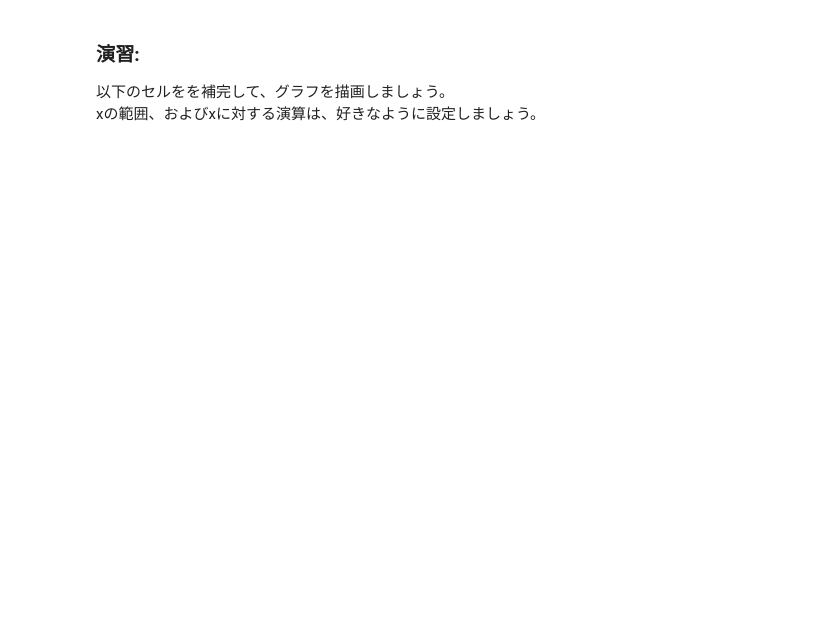
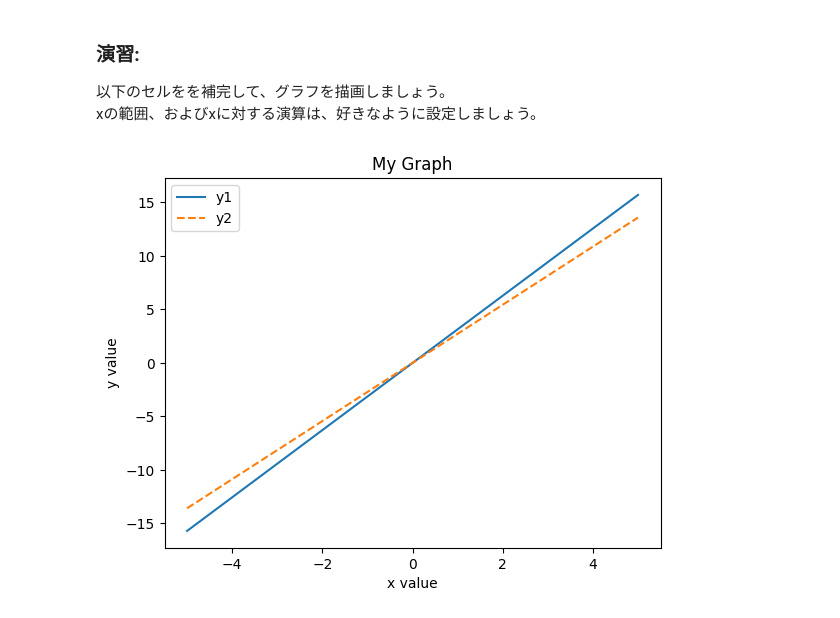
Before and after one commit to yuukimotai/UsedApart_PricePred, a Jupyter notebook: math_for_ai/Section_3/matplotlib_basic_lesson.ipynb, the cells around one changed output. Saved outputs shown, nothing was run; the diff lists cells and outputs as text; code cells hidden in the pictures; blank space fills up the shorter version.

```diff
--- a/math_for_ai/Section_3/matplotlib_basic_lesson.ipynb
+++ b/math_for_ai/Section_3/matplotlib_basic_lesson.ipynb
@@ -99,21 +116,23 @@ xの範囲、およびxに対する演算は、好きなように設定しまし
 # %%
 import numpy as np
 import matplotlib.pyplot as plt
 
-x =    # xの範囲を指定
-y_1 =   # xに演算を行いy_1とする
-y_2 =   # xに演算を行いy_2とする
+x = np.linspace(-5, 5)   # xの範囲を指定
+y_1 = x * 3.1415  # xに演算を行いy_1とする
+y_2 = x * 2.7182  # xに演算を行いy_2とする
 
 # 軸のラベル
 plt.xlabel("x value")
 plt.ylabel("y value")
 
 # グラフのタイトル
 plt.title("My Graph")
 
 # プロット 凡例と線のスタイルを指定
 plt.plot(x, y_1, label="y1")
 plt.plot(x, y_2, label="y2", linestyle="dashed")
 plt.legend() # 凡例を表示
 
 plt.show()
+# %% [output]
+[figure, added]
```
Also changed, not shown: parts of 4 cells of this notebook.
